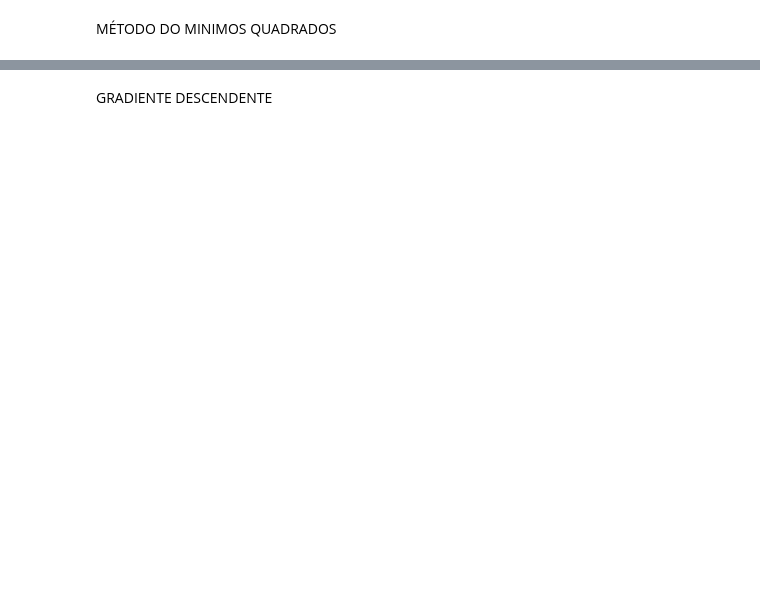
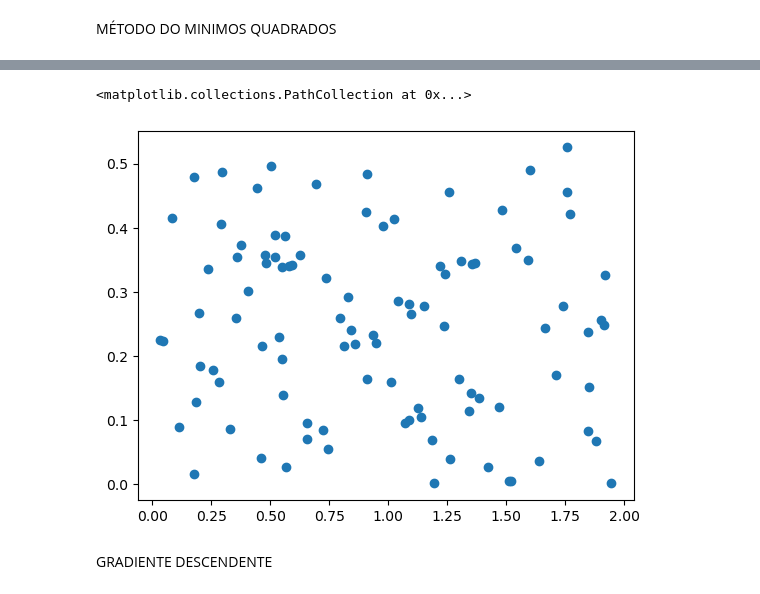
Before and after one commit to magyar1998/ml-hands-on-book, a Jupyter notebook: Capitulo4/src/training_models.ipynb, the cells around one changed output, grey strips where cells are left out. Cells and saved outputs as stored; diff of their text form; code cells hidden in the pictures; blank space fills up the shorter version.

```diff
--- a/Capitulo4/src/training_models.ipynb
+++ b/Capitulo4/src/training_models.ipynb
@@ -61,2 +61,13 @@ print(linear_reg.predict(x_new))
+# %%
+mae = []
+
+for i in range(0, len(y)):
+    mae_value = np.abs(y[i] - pred[i])
+    mae.append(mae_value[0])
+# %%
+plt.scatter(x, mae)
+# %% [output]
+<matplotlib.collections.PathCollection at 0x...>
+[figure, added]
 # %% [markdown]
 GRADIENTE DESCENDENTE
```
Also changed, not shown: parts of 7 cells of this notebook.
